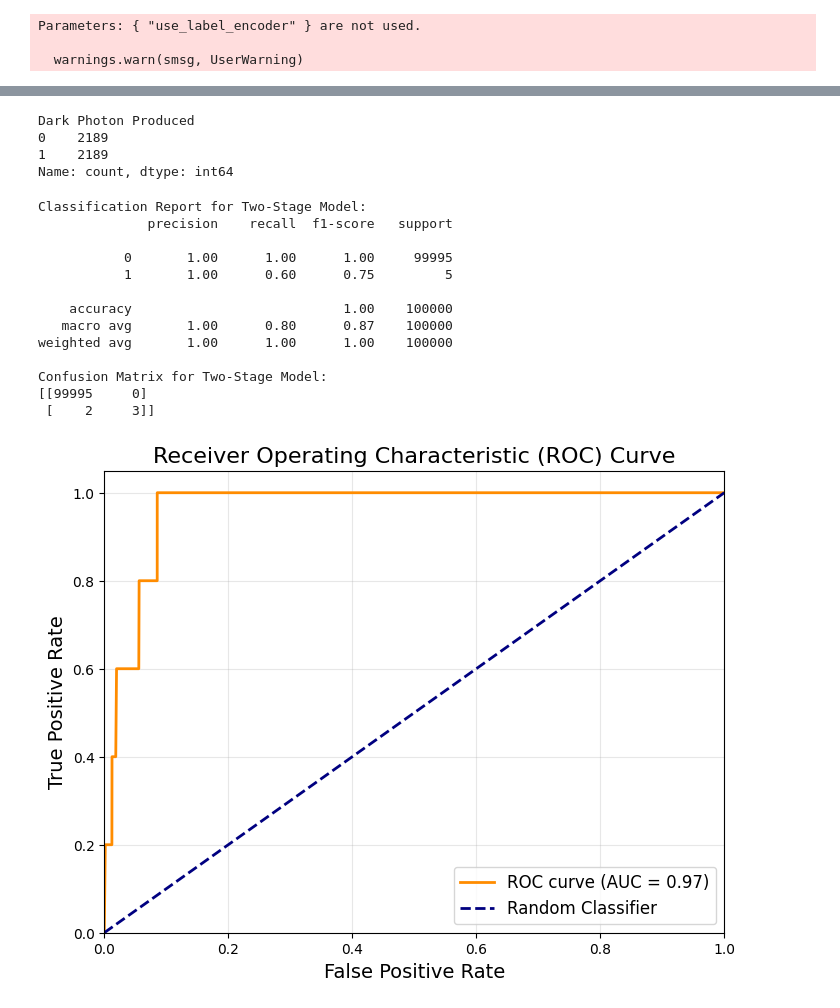
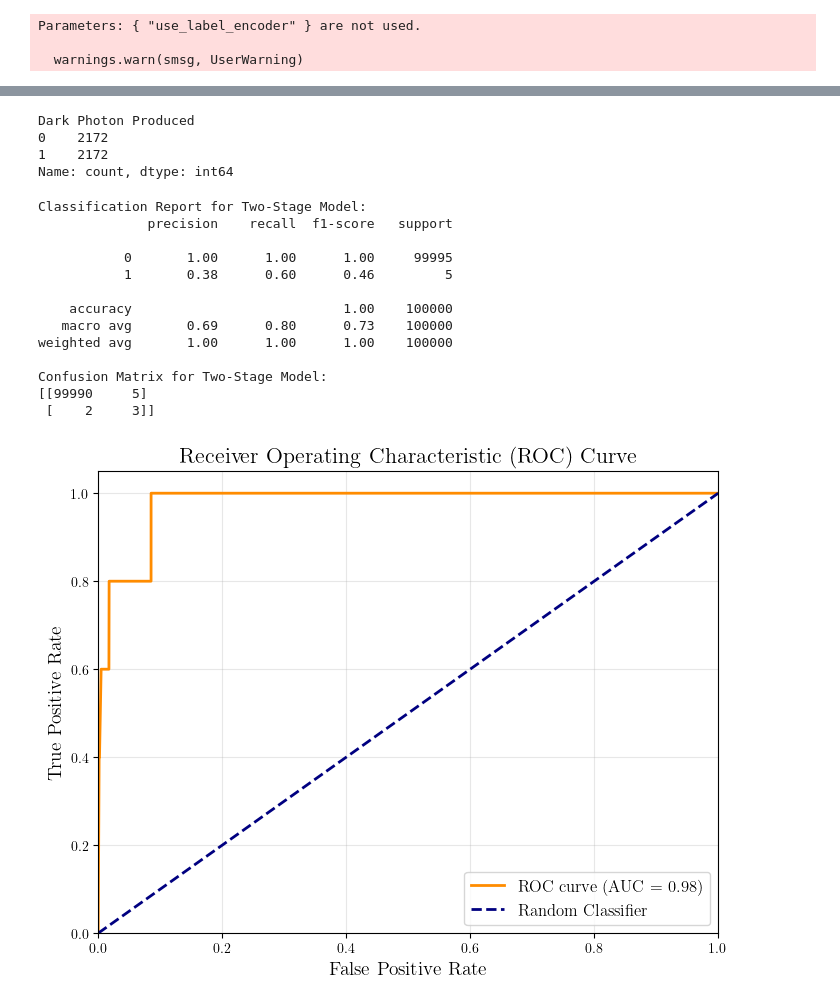
Before and after one commit to rtenacity/dark-photon-classification, a Jupyter notebook: main.ipynb, the cells around one changed output, grey strips where cells are left out. Cells and saved outputs as stored; diff of their text form; code cells hidden in the pictures.

```diff
--- a/main.ipynb
+++ b/main.ipynb
@@ -14,15 +14,14 @@ from xgboost import XGBClassifier
 from sklearn.model_selection import GridSearchCV, train_test_split, StratifiedKFold
 import matplotlib
 
-# matplotlib.use("pgf")
-# matplotlib.rcParams.update({
-#     "pgf.texsystem": "pdflatex",
-#     'font.family': 'serif',
-#     'text.usetex': True,
-#     'pgf.rcfonts': False,
-# })
+matplotlib.use("pgf")
+matplotlib.rcParams.update({
+    "pgf.texsystem": "pdflatex",
+    'font.family': 'serif',
+    'text.usetex': True,
+    'pgf.rcfonts': False,
+})
 
-plt.rcdefaults()
 
 
 
@@ -235,7 +234,7 @@ minority_class = class_counts.idxmin()
 n_samples = class_counts.min()
 # %%
 k_neighbors = max(1, n_samples - 1)  # Ensure k_neighbors <= n_samples - 1
-smote = SMOTE(random_state=42, k_neighbors=k_neighbors)
+smote = SMOTE(random_state=42, k_neighbors=1)
 under = RandomUnderSampler(random_state=42)
 resampling_pipeline = Pipeline([
     ('smote', smote),
@@ -246,6 +245,6 @@ X_secondary_resampled, y_secondary_resampled = resampling_pipeline.fit_resample(
 y_secondary_resampled.value_counts()
 # %% [output]
 Dark Photon Produced
-0    2189
-1    2189
+0    2172
+1    2172
 Name: count, dtype: int64
@@ -262,42 +251,60 @@ final_predictions[y_pred == 1] = secondary_pred
 # %%
+X_train_secondary, X_val_secondary, y_train_secondary, y_val_secondary = train_test_split(
+    X_test_positive, secondary_labels, test_size=0.3, random_state=42, stratify=secondary_labels
+)
+
+X_train_resampled, y_train_resampled = resampling_pipeline.fit_resample(X_train_secondary, y_train_secondary)
+
+secondary_model = RandomForestClassifier(n_estimators=100, random_state=42)
+secondary_model.fit(X_train_resampled, y_train_resampled)
+
+secondary_pred_test = secondary_model.predict(X_test_positive)
+
+final_predictions = y_pred.copy()
+final_predictions[y_pred == 1] = secondary_pred_test
+
+# Evaluate the two-stage model
 print("Classification Report for Two-Stage Model:")
 print(classification_report(y_test, final_predictions))
 
 conf_matrix = confusion_matrix(y_test, final_predictions)
 print("Confusion Matrix for Two-Stage Model:")
 print(conf_matrix)
+
+# ROC Curve remains unchanged
 
 fpr, tpr, thresholds = roc_curve(y_test, y_prob)
 roc_auc = auc(fpr, tpr)
 
 # Plot ROC curve
 plt.figure(figsize=(8, 6))
 plt.plot(fpr, tpr, color='darkorange', lw=2,
          label=f'ROC curve (AUC = {roc_auc:.2f})')
 plt.plot([0, 1], [0, 1], color='navy', lw=2, linestyle='--', label='Random Classifier')
 
 plt.xlim([0.0, 1.0])
 plt.ylim([0.0, 1.05])
 
 plt.xlabel('False Positive Rate', fontsize=14)
 plt.ylabel('True Positive Rate', fontsize=14)
 plt.title('Receiver Operating Characteristic (ROC) Curve', fontsize=16)
 plt.legend(loc="lower right", fontsize=12)
 plt.grid(alpha=0.3)
 
+plt.savefig('roc_curve.pgf')
 plt.show()
 # %% [output]
 Classification Report for Two-Stage Model:
               precision    recall  f1-score   support
 
            0       1.00      1.00      1.00     99995
-           1       1.00      0.60      0.75         5
+           1       0.38      0.60      0.46         5
 
     accuracy                           1.00    100000
-   macro avg       1.00      0.80      0.87    100000
+   macro avg       0.69      0.80      0.73    100000
 weighted avg       1.00      1.00      1.00    100000
 
 Confusion Matrix for Two-Stage Model:
-[[99995     0]
+[[99990     5]
  [    2     3]]
-[figure, old version]
+[figure, new version]
```
Also changed, not shown: parts of 6 cells of this notebook, 2 other files.
